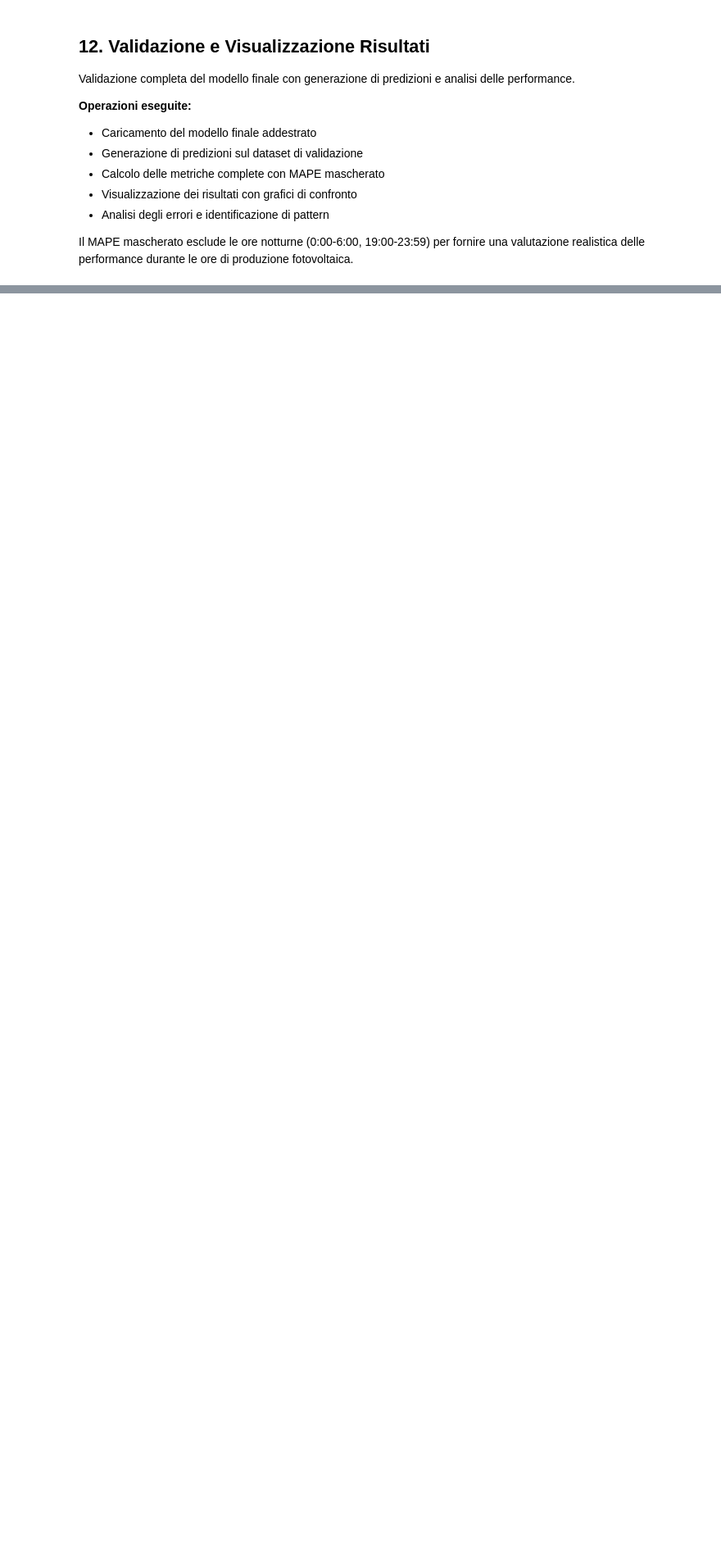
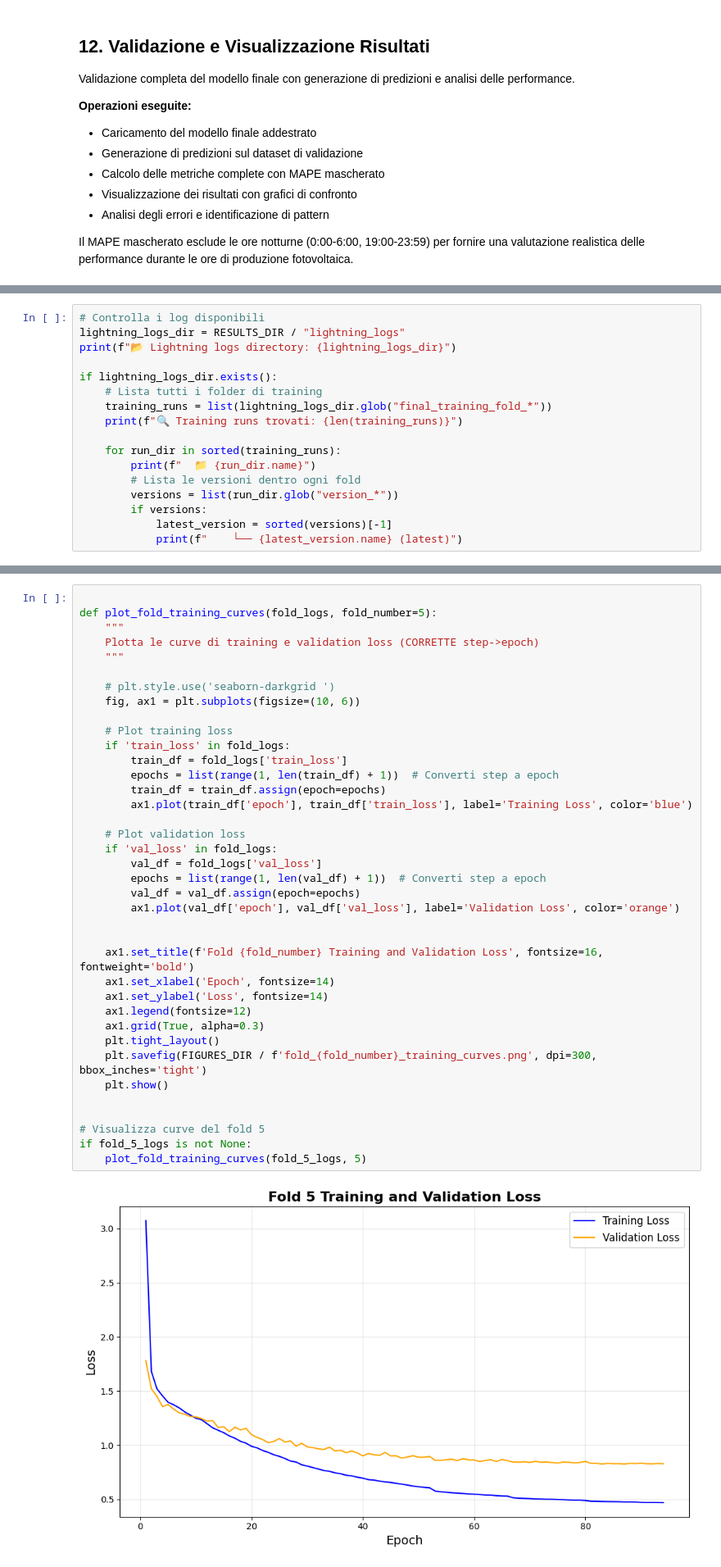
Before and after one commit to Lor3nz0-3099/DL-Project--Parallel, a Jupyter notebook: src/PV_Forecasting_TFT_Parallel.ipynb, the cells around one changed output, grey strips where cells are left out. Shown at 82% size. Cells and saved outputs as stored; diff of their text form; blank space fills up the shorter version.

```diff
--- a/src/PV_Forecasting_TFT_Parallel.ipynb
+++ b/src/PV_Forecasting_TFT_Parallel.ipynb
@@ -3213,0 +2867,17 @@ print(f"\n✅ Sezione validazione e visualizzazione completata!")
+# %%
+# Controlla i log disponibili
+lightning_logs_dir = RESULTS_DIR / "lightning_logs"
+print(f"📂 Lightning logs directory: {lightning_logs_dir}")
+
+if lightning_logs_dir.exists():
+    # Lista tutti i folder di training
+    training_runs = list(lightning_logs_dir.glob("final_training_fold_*"))
+    print(f"🔍 Training runs trovati: {len(training_runs)}")
+
+    for run_dir in sorted(training_runs):
+        print(f"  📁 {run_dir.name}")
+        # Lista le versioni dentro ogni fold
+        versions = list(run_dir.glob("version_*"))
+        if versions:
+            latest_version = sorted(versions)[-1]
+            print(f"    └── {latest_version.name} (latest)")
@@ -3213,0 +3006,40 @@ print(f"\n✅ Sezione validazione e visualizzazione completata!")
+# %%
+
+def plot_fold_training_curves(fold_logs, fold_number=5):
+    """
+    Plotta le curve di training e validation loss (CORRETTE step->epoch)
+    """
+
+    # plt.style.use('seaborn-darkgrid ')
+    fig, ax1 = plt.subplots(figsize=(10, 6))
+
+    # Plot training loss
+    if 'train_loss' in fold_logs:
+        train_df = fold_logs['train_loss']
+        epochs = list(range(1, len(train_df) + 1))  # Converti step a epoch
+        train_df = train_df.assign(epoch=epochs)
+        ax1.plot(train_df['epoch'], train_df['train_loss'], label='Training Loss', color='blue')
+
+    # Plot validation loss
+    if 'val_loss' in fold_logs:
+        val_df = fold_logs['val_loss']
+        epochs = list(range(1, len(val_df) + 1))  # Converti step a epoch
+        val_df = val_df.assign(epoch=epochs)
+        ax1.plot(val_df['epoch'], val_df['val_loss'], label='Validation Loss', color='orange')
+
+
+    ax1.set_title(f'Fold {fold_number} Training and Validation Loss', fontsize=16, fontweight='bold')
+    ax1.set_xlabel('Epoch', fontsize=14)
+    ax1.set_ylabel('Loss', fontsize=14)
+    ax1.legend(fontsize=12)
+    ax1.grid(True, alpha=0.3)
+    plt.tight_layout()
+    plt.savefig(FIGURES_DIR / f'fold_{fold_number}_training_curves.png', dpi=300, bbox_inches='tight')
+    plt.show()
+
+
+# Visualizza curve del fold 5
+if fold_5_logs is not None:
+    plot_fold_training_curves(fold_5_logs, 5)
+# %% [output]
+[figure, added]
```
Also changed, not shown: parts of 15 cells of this notebook, 13 other files.
